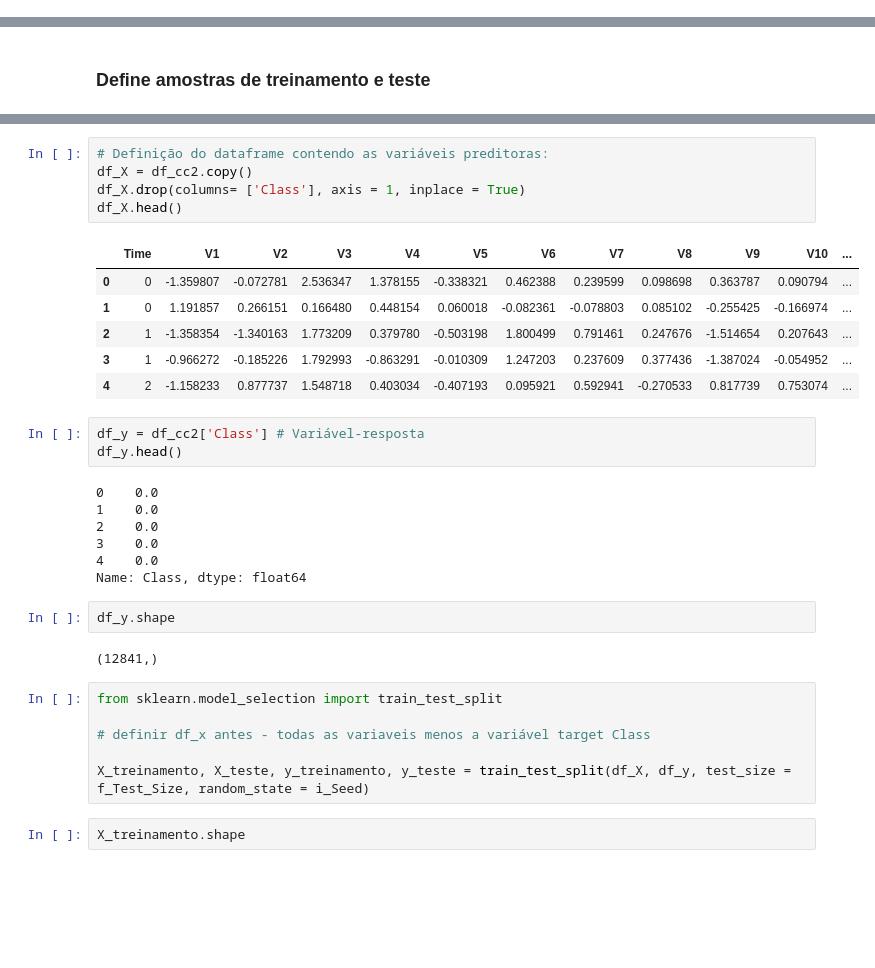
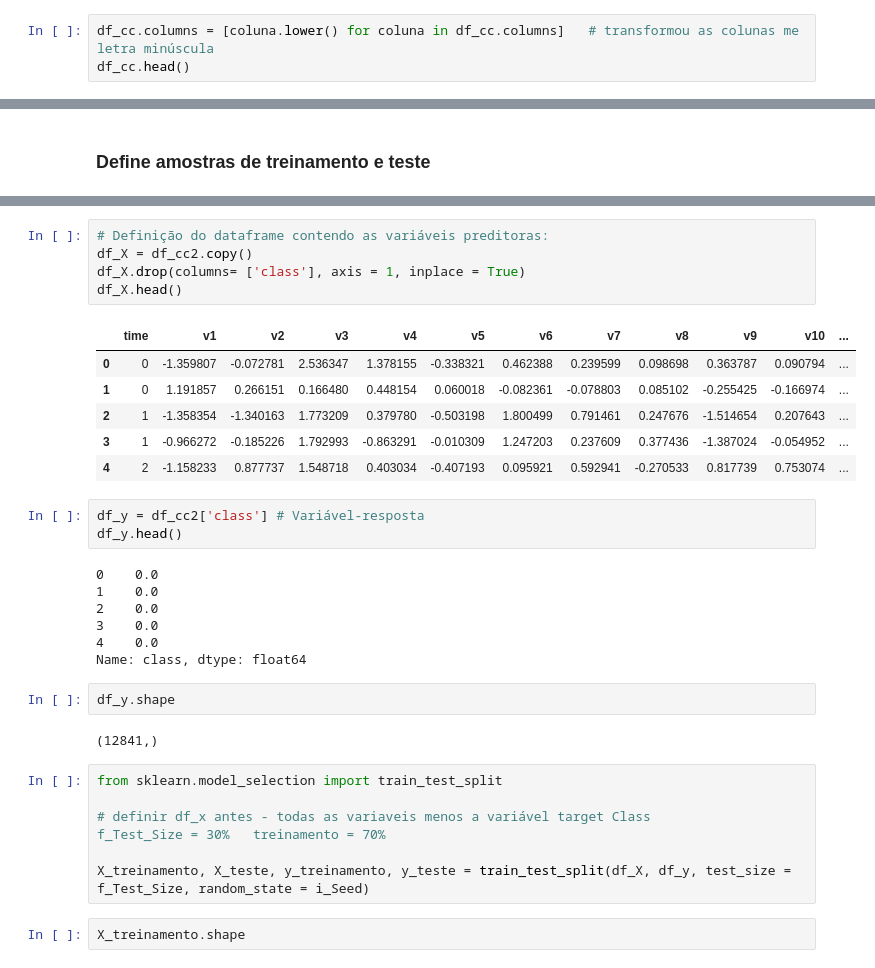
Before and after one commit to pimentad2020/DSWP, a Jupyter notebook: Notebooks/NB15_00__Machine_Learning___DSWP.ipynb, the cells around one changed output, grey strips where cells are left out. Drawn from its saved outputs; the diff is of its cells as text; blank space fills up the shorter version.

```diff
--- a/Notebooks/NB15_00__Machine_Learning___DSWP.ipynb
+++ b/Notebooks/NB15_00__Machine_Learning___DSWP.ipynb
@@ -2062,0 +2074,3 @@ df_cc.head(20)
+# %%
+df_cc.columns = [coluna.lower() for coluna in df_cc.columns]   # transformou as colunas me letra minúscula
+df_cc.head()
@@ -2122,17 +2227,17 @@ df_cc.head()
 # %%
 # Definição do dataframe contendo as variáveis preditoras:
 df_X = df_cc2.copy()
-df_X.drop(columns= ['Class'], axis = 1, inplace = True)
+df_X.drop(columns= ['class'], axis = 1, inplace = True)
 df_X.head()
 # %% [output]
-|  | Time | V1 | V2 | V3 | V4 | V5 | V6 | V7 | V8 | V9 | V10 | ... |
+|  | time | v1 | v2 | v3 | v4 | v5 | v6 | v7 | v8 | v9 | v10 | ... |
 | 0 | 0 | -1.359807 | -0.072781 | 2.536347 | 1.378155 | -0.338321 | 0.462388 | 0.239599 | 0.098698 | 0.363787 | 0.090794 | ... |
 | 1 | 0 | 1.191857 | 0.266151 | 0.166480 | 0.448154 | 0.060018 | -0.082361 | -0.078803 | 0.085102 | -0.255425 | -0.166974 | ... |
 | 2 | 1 | -1.358354 | -1.340163 | 1.773209 | 0.379780 | -0.503198 | 1.800499 | 0.791461 | 0.247676 | -1.514654 | 0.207643 | ... |
 | 3 | 1 | -0.966272 | -0.185226 | 1.792993 | -0.863291 | -0.010309 | 1.247203 | 0.237609 | 0.377436 | -1.387024 | -0.054952 | ... |
 | 4 | 2 | -1.158233 | 0.877737 | 1.548718 | 0.403034 | -0.407193 | 0.095921 | 0.592941 | -0.270533 | 0.817739 | 0.753074 | ... |
 # %%
-df_y = df_cc2['Class'] # Variável-resposta
+df_y = df_cc2['class'] # Variável-resposta
 df_y.head()
 # %% [output]
 0    0.0
@@ -2140,7 +2245,7 @@ df_y.head()
 2    0.0
 3    0.0
 4    0.0
-Name: Class, dtype: float64
+Name: class, dtype: float64
 # %%
 df_y.shape
 # %% [output]
@@ -2148,7 +2253,7 @@ df_y.shape
 # %%
 from sklearn.model_selection import train_test_split
 
-# definir df_x antes - todas as variaveis menos a variável target Class
+# definir df_x antes - todas as variaveis menos a variável target Class            f_Test_Size = 30%   treinamento = 70%
 
 X_treinamento, X_teste, y_treinamento, y_teste = train_test_split(df_X, df_y, test_size = f_Test_Size, random_state = i_Seed)
 # %%
```
Also changed, not shown: parts of 31 cells of this notebook.
